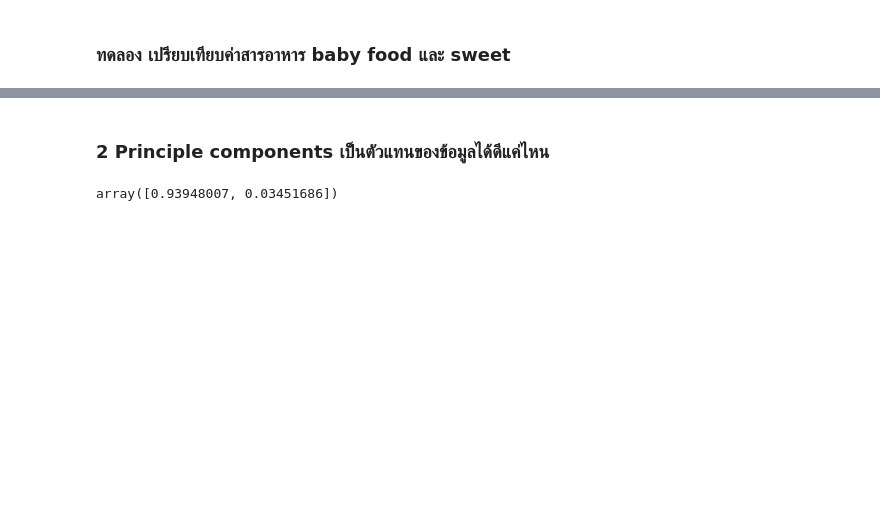
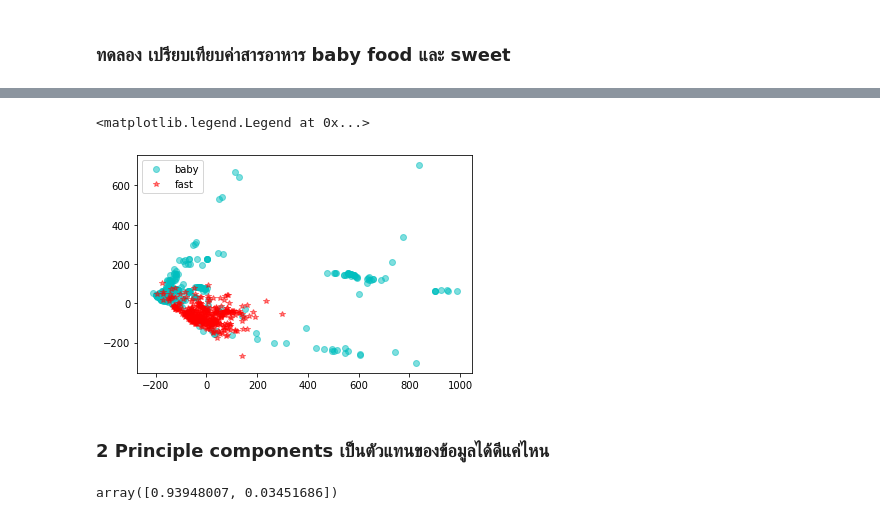
Before and after one commit to suphalaksana/Multivariate, a Jupyter notebook: Chapter_3_PCA.ipynb, the cells around one changed output, grey strips where cells are left out. Cells and saved outputs as stored; diff of their text form; code cells hidden in the pictures; blank space fills up the shorter version.

```diff
--- a/Chapter_3_PCA.ipynb
+++ b/Chapter_3_PCA.ipynb
@@ -448,3 +768,13 @@ plt.scatter(new_pca[:,0],new_pca[:,1],c = bb['FoodGroup'],alpha=0.5)
+# %%
+baby_pca = pca.transform(bb[bb['FoodGroup']==1].iloc[:,1:].to_numpy())
+fast_pca = pca.transform(bb[bb['FoodGroup']==8].iloc[:,1:].to_numpy())
+# %%
+plt.plot(baby_pca[:,0],baby_pca[:,1],'oc',alpha=0.5,label='baby')
+plt.plot(fast_pca[:,0],fast_pca[:,1],'*r',alpha=0.5,label='fast')
+plt.legend()
+# %% [output]
+<matplotlib.legend.Legend at 0x...>
+[figure, added]
 # %% [markdown]
 ### 2 Principle components เป็นตัวแทนของข้อมูลได้ดีแค่ไหน
 # %%
```
Also changed, not shown: parts of 60 cells of this notebook.
